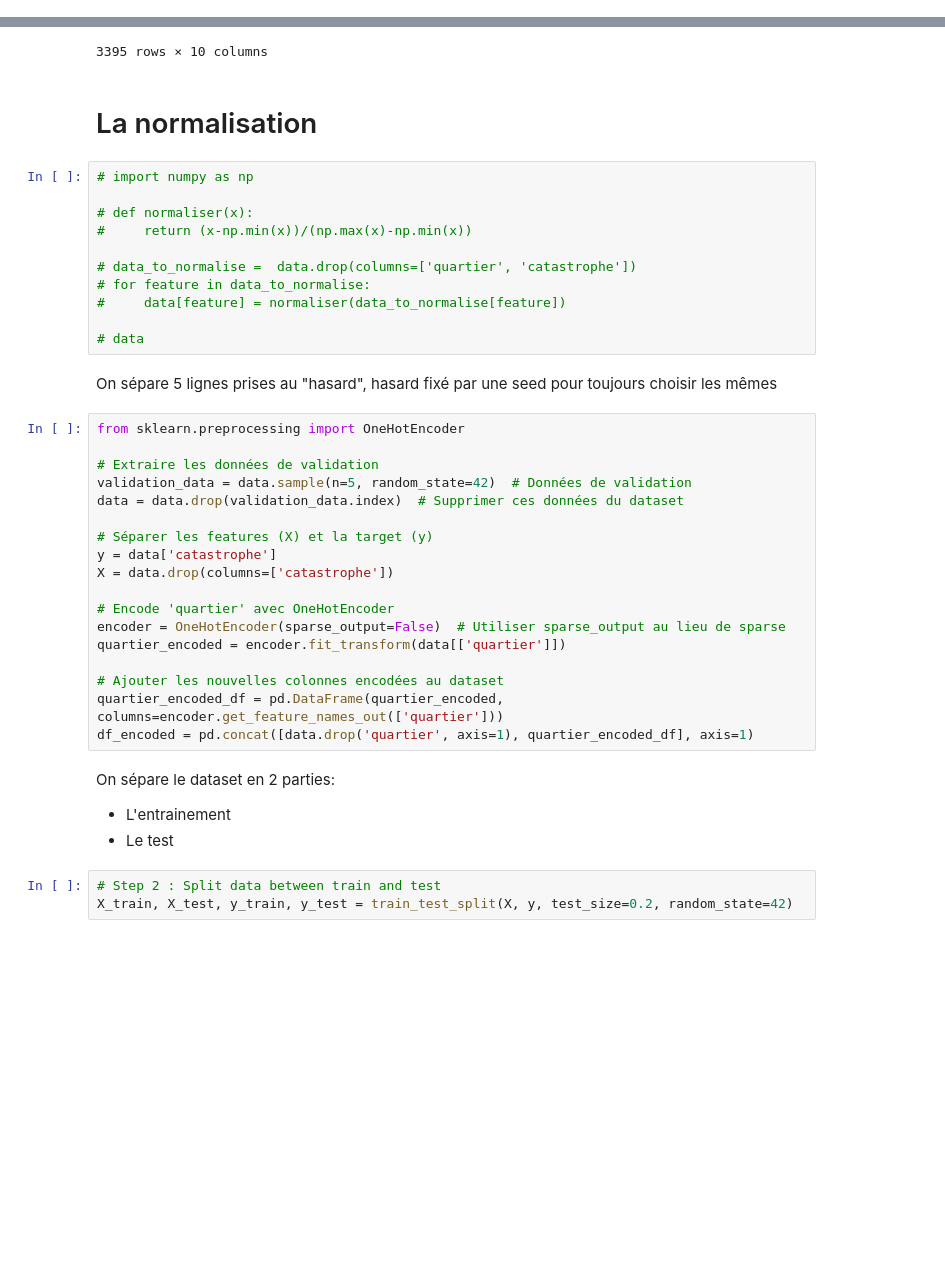
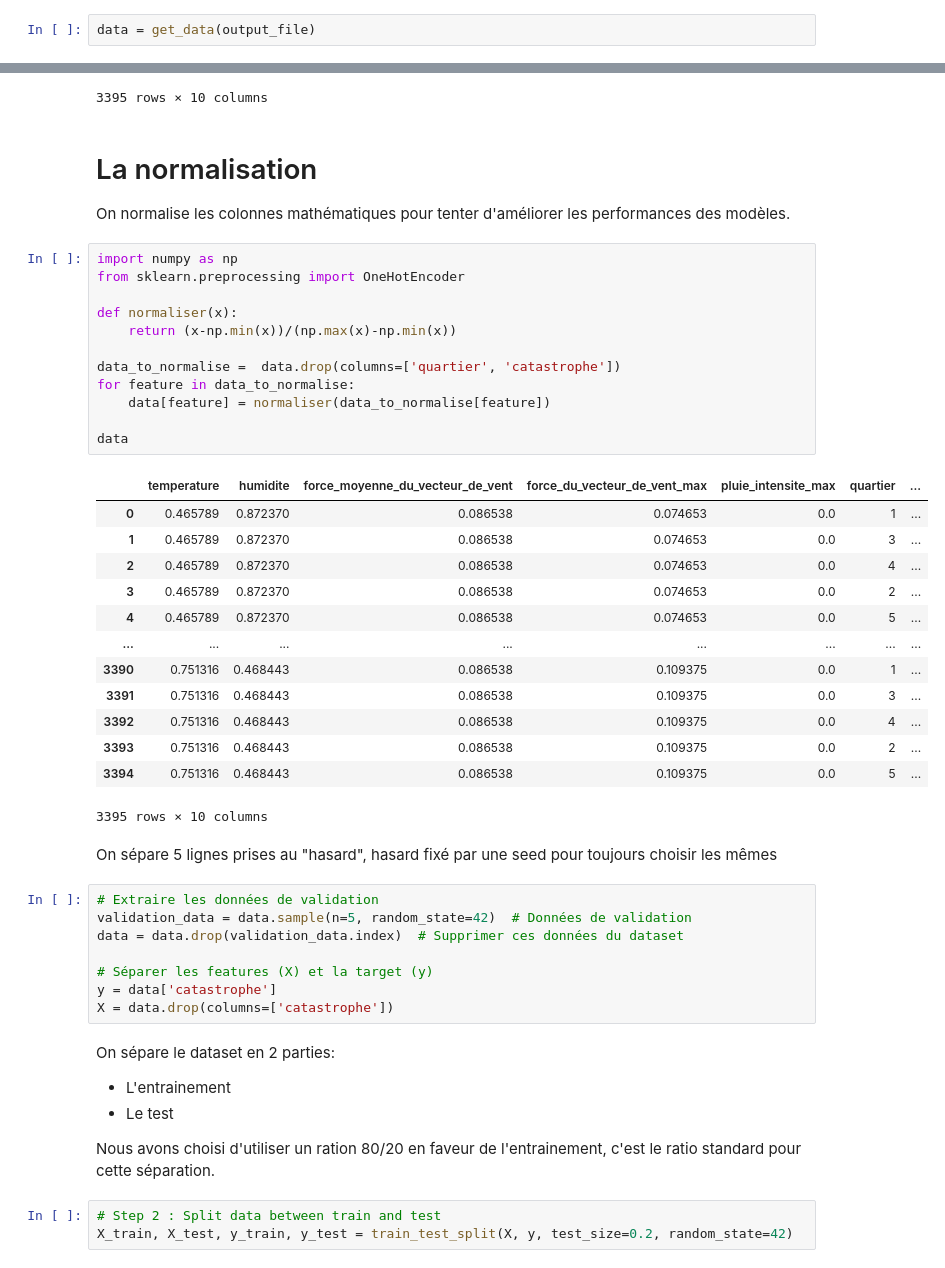
Before and after one commit to JeanRoelensYnov/Hackaton_24_25, a Jupyter notebook: Hackathon.ipynb, the cells around one changed output, grey strips where cells are left out. Cells and saved outputs as stored; diff of their text form; blank space fills up the shorter version.

```diff
--- a/Hackathon.ipynb
+++ b/Hackathon.ipynb
@@ -250,0 +181,2 @@ Supprimons les colonnes inutiles
+# %%
+data = get_data(output_file)
@@ -266,24 +218,38 @@ data
 | 3393 | 27.4 | 46.8 | 3.8 | 6.3 | 0.0 | 2 | ... |
 | 3394 | 27.4 | 46.8 | 3.8 | 6.3 | 0.0 | 5 | ... |
 3395 rows × 10 columns
-# %% [markdown]
-# La normalisation
+# %% [markdown]
+# La normalisation
+On normalise les colonnes mathématiques pour tenter d'améliorer les performances des modèles.
 # %%
-# import numpy as np
+import numpy as np
+from sklearn.preprocessing import OneHotEncoder
 
-# def normaliser(x):
-#     return (x-np.min(x))/(np.max(x)-np.min(x))
+def normaliser(x):
+    return (x-np.min(x))/(np.max(x)-np.min(x))
 
-# data_to_normalise =  data.drop(columns=['quartier', 'catastrophe'])
-# for feature in data_to_normalise:
-#     data[feature] = normaliser(data_to_normalise[feature])
+data_to_normalise =  data.drop(columns=['quartier', 'catastrophe'])
+for feature in data_to_normalise:
+    data[feature] = normaliser(data_to_normalise[feature])
 
-# data
+data
+# %% [output]
+|  | temperature | humidite | force_moyenne_du_vecteur_de_vent | force_du_vecteur_de_vent_max | pluie_intensite_max | quartier | ... |
+| 0 | 0.465789 | 0.872370 | 0.086538 | 0.074653 | 0.0 | 1 | ... |
+| 1 | 0.465789 | 0.872370 | 0.086538 | 0.074653 | 0.0 | 3 | ... |
+| 2 | 0.465789 | 0.872370 | 0.086538 | 0.074653 | 0.0 | 4 | ... |
+| 3 | 0.465789 | 0.872370 | 0.086538 | 0.074653 | 0.0 | 2 | ... |
+| 4 | 0.465789 | 0.872370 | 0.086538 | 0.074653 | 0.0 | 5 | ... |
+| ... | ... | ... | ... | ... | ... | ... | ... |
+| 3390 | 0.751316 | 0.468443 | 0.086538 | 0.109375 | 0.0 | 1 | ... |
+| 3391 | 0.751316 | 0.468443 | 0.086538 | 0.109375 | 0.0 | 3 | ... |
+| 3392 | 0.751316 | 0.468443 | 0.086538 | 0.109375 | 0.0 | 4 | ... |
+| 3393 | 0.751316 | 0.468443 | 0.086538 | 0.109375 | 0.0 | 2 | ... |
+| 3394 | 0.751316 | 0.468443 | 0.086538 | 0.109375 | 0.0 | 5 | ... |
+3395 rows × 10 columns
 # %% [markdown]
 On sépare 5 lignes prises au "hasard", hasard fixé par une seed pour toujours choisir les mêmes
 # %%
-from sklearn.preprocessing import OneHotEncoder
-
 # Extraire les données de validation
 validation_data = data.sample(n=5, random_state=42)  # Données de validation
 data = data.drop(validation_data.index)  # Supprimer ces données du dataset
@@ -291,18 +257,12 @@ data = data.drop(validation_data.index)  # Supprimer ces données du dataset
 # Séparer les features (X) et la target (y)
 y = data['catastrophe']
 X = data.drop(columns=['catastrophe'])
-
-# Encode 'quartier' avec OneHotEncoder
-encoder = OneHotEncoder(sparse_output=False)  # Utiliser sparse_output au lieu de sparse
-quartier_encoded = encoder.fit_transform(data[['quartier']])
-
-# Ajouter les nouvelles colonnes encodées au dataset
-quartier_encoded_df = pd.DataFrame(quartier_encoded, columns=encoder.get_feature_names_out(['quartier']))
-df_encoded = pd.concat([data.drop('quartier', axis=1), quartier_encoded_df], axis=1)
 # %% [markdown]
 On sépare le dataset en 2 parties:
 - L'entrainement
 - Le test
+
+Nous avons choisi d'utiliser un ration 80/20 en faveur de l'entrainement, c'est le ratio standard pour cette séparation.
 # %%
 # Step 2 : Split data between train and test
 X_train, X_test, y_train, y_test = train_test_split(X, y, test_size=0.2, random_state=42)
```
Also changed, not shown: parts of 70 cells of this notebook, 1 other file.
